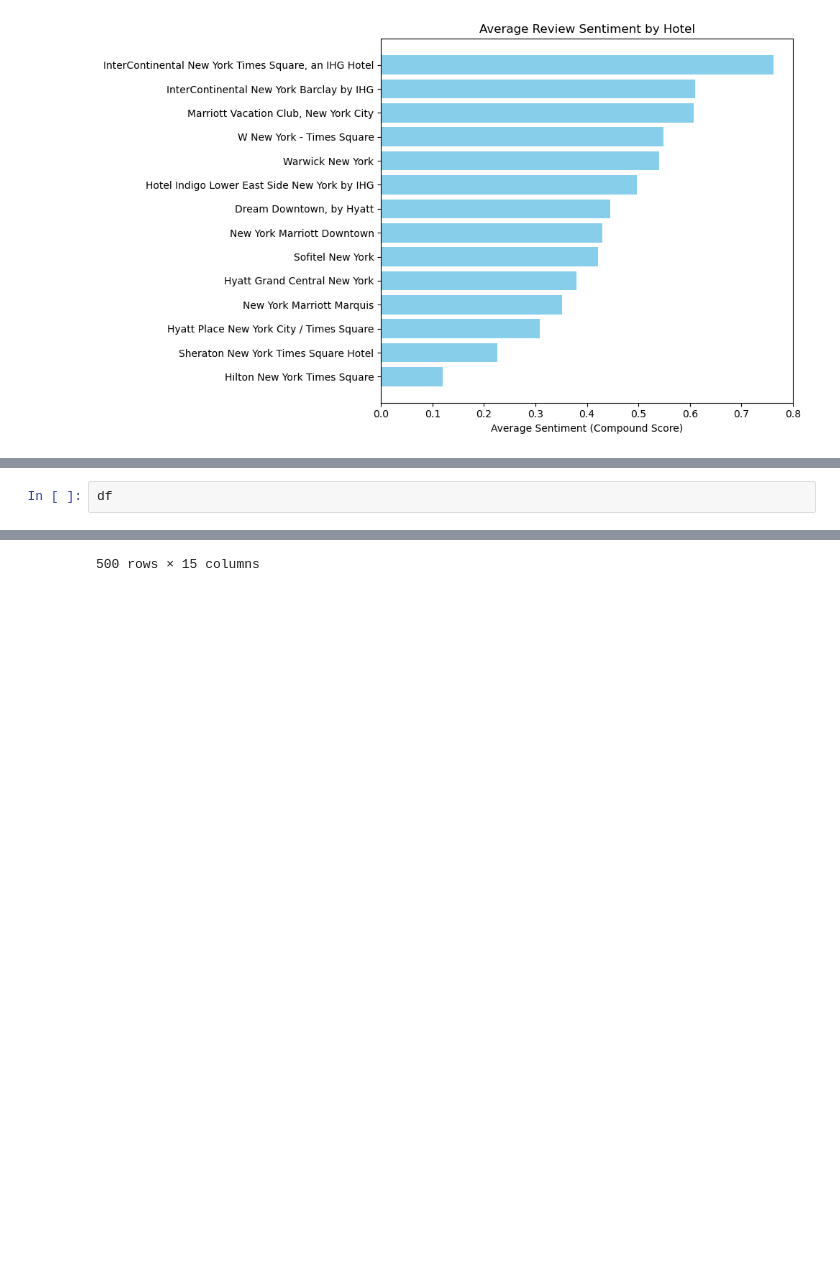
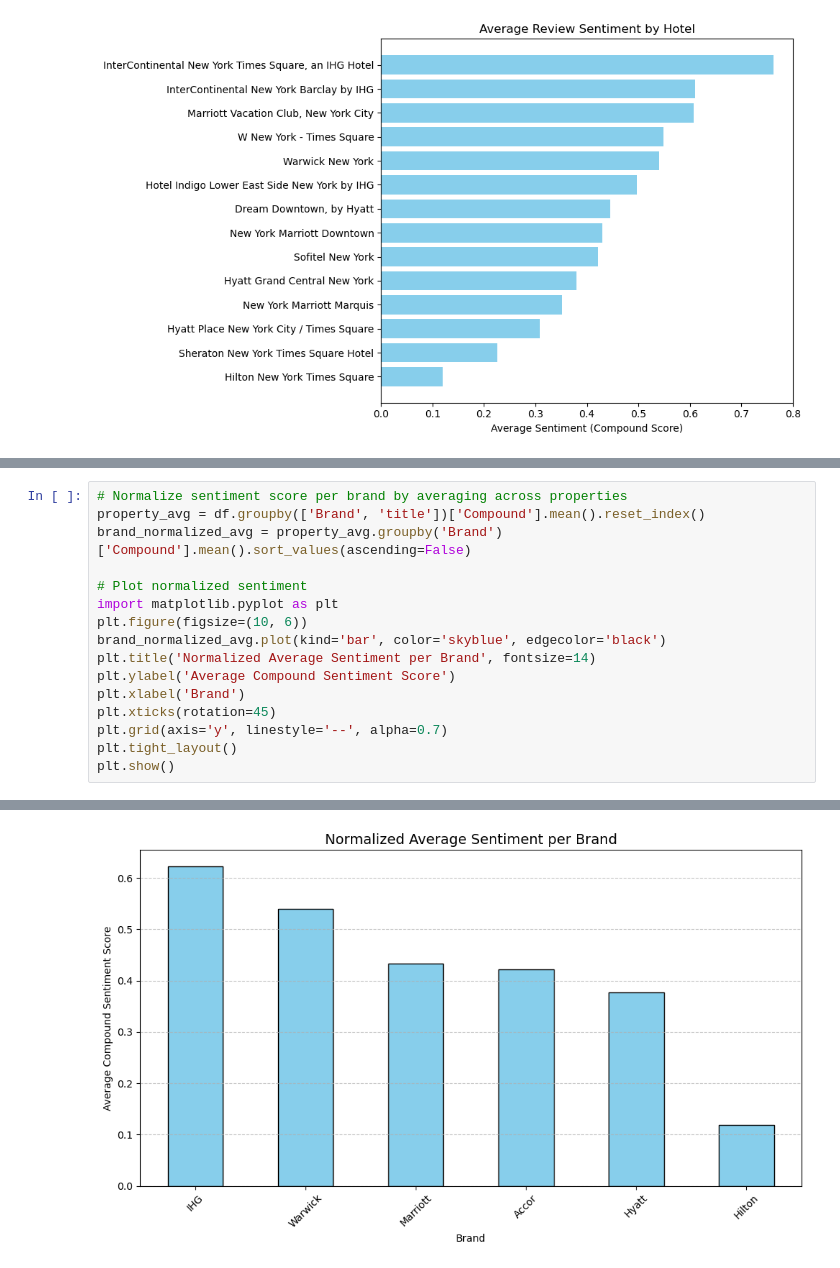
Before and after one commit to hanphamhong/hotel-seo-audit-project, a Jupyter notebook: sentiment_analysis_50.ipynb, the cells around one changed output, grey strips where cells are left out. Saved outputs shown, nothing was run; the diff lists cells and outputs as text; blank space fills up the shorter version.

Commit message:
Update sentiment analysis notebook with new insights and visuals

```diff
--- a/sentiment_analysis_50.ipynb
+++ b/sentiment_analysis_50.ipynb
@@ -159,3 +200,17 @@ plt.show()
 # %%
-df
+# Normalize sentiment score per brand by averaging across properties
+property_avg = df.groupby(['Brand', 'title'])['Compound'].mean().reset_index()
+brand_normalized_avg = property_avg.groupby('Brand')['Compound'].mean().sort_values(ascending=False)
+
+# Plot normalized sentiment
+import matplotlib.pyplot as plt
+plt.figure(figsize=(10, 6))
+brand_normalized_avg.plot(kind='bar', color='skyblue', edgecolor='black')
+plt.title('Normalized Average Sentiment per Brand', fontsize=14)
+plt.ylabel('Average Compound Sentiment Score')
+plt.xlabel('Brand')
+plt.xticks(rotation=45)
+plt.grid(axis='y', linestyle='--', alpha=0.7)
+plt.tight_layout()
+plt.show()
 # %% [output]
@@ -174 +217 @@ df
-500 rows × 15 columns
+[figure, added]
```
Also changed, not shown: parts of 32 cells of this notebook.
